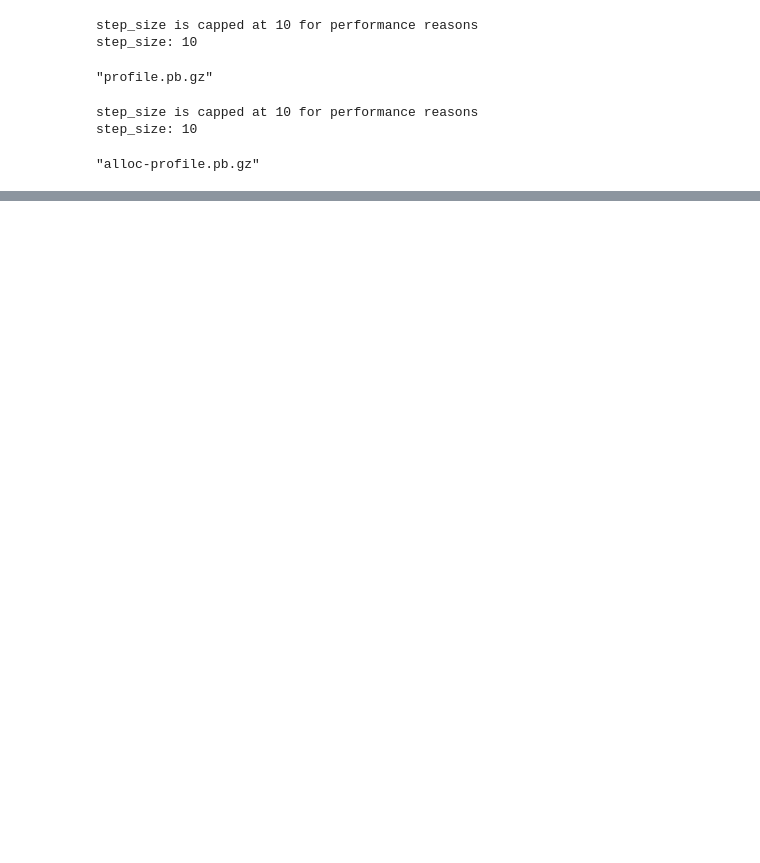
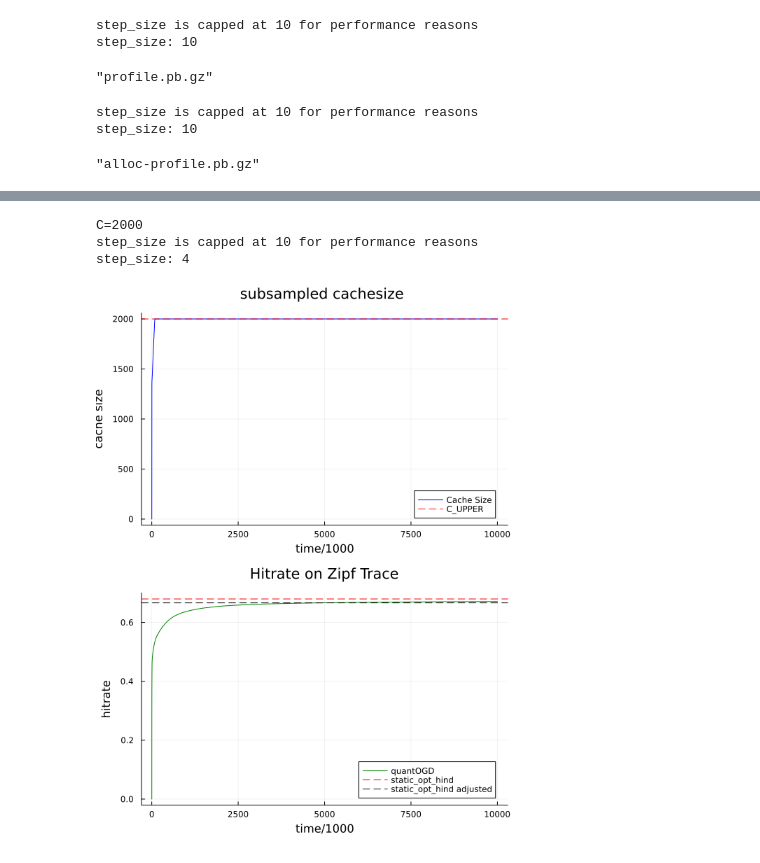
Before and after one commit to ISIPINK/online_caching, a Jupyter notebook: quantOGD_integral_mod_count.ipynb, the cells around one changed output, grey strips where cells are left out. Saved outputs shown, nothing was run; the diff lists cells and outputs as text; code cells hidden in the pictures; blank space fills up the shorter version.

```diff
--- a/quantOGD_integral_mod_count.ipynb
+++ b/quantOGD_integral_mod_count.ipynb
@@ -330,3 +341,13 @@ step_size: 2
+# %%
+N = 10^4
+C = div(N, 5)
+println("C=",C)
+zipf_hitrate_plt(T=10^7, N=N, alpha=0.8, C=C)
+# %% [output]
+C=2000
+step_size is capped at 10 for performance reasons
+step_size: 4
+[figure, added]
 # %%
 using Random
 function adv_hitrate_plt(; rep= 1000, alpha=1.0, C=500, window=1000)
```
Also changed, not shown: parts of 8 cells of this notebook.
